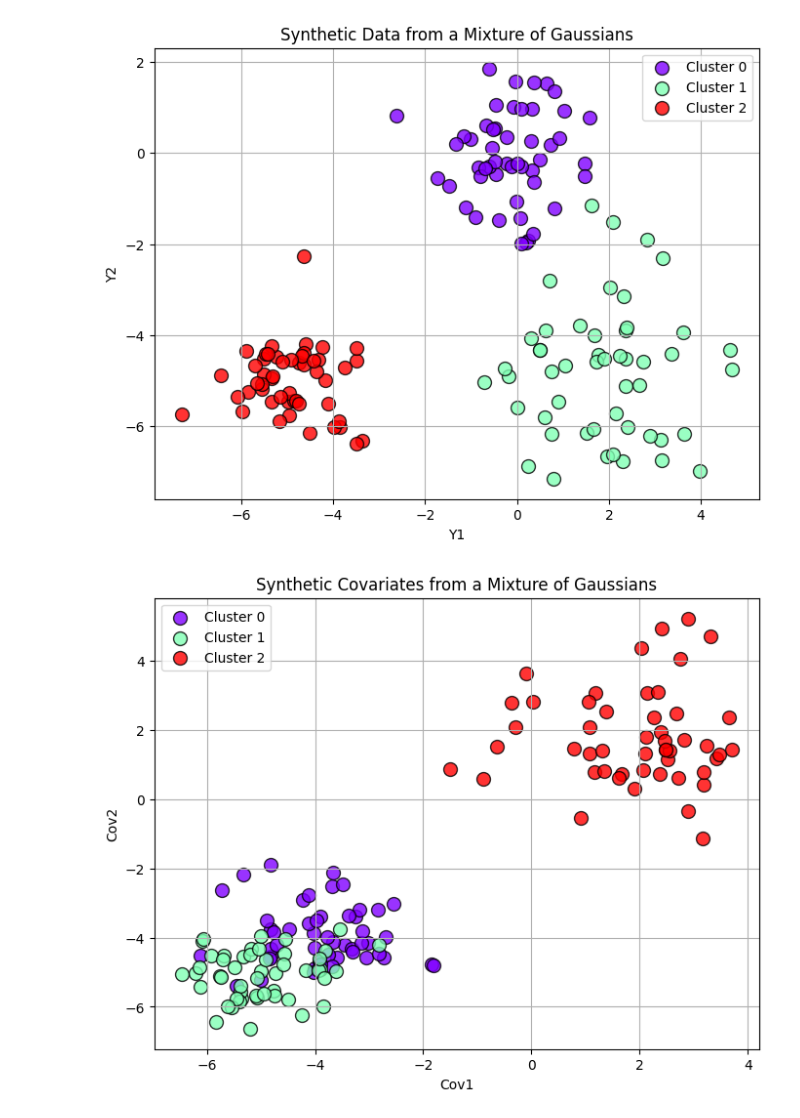
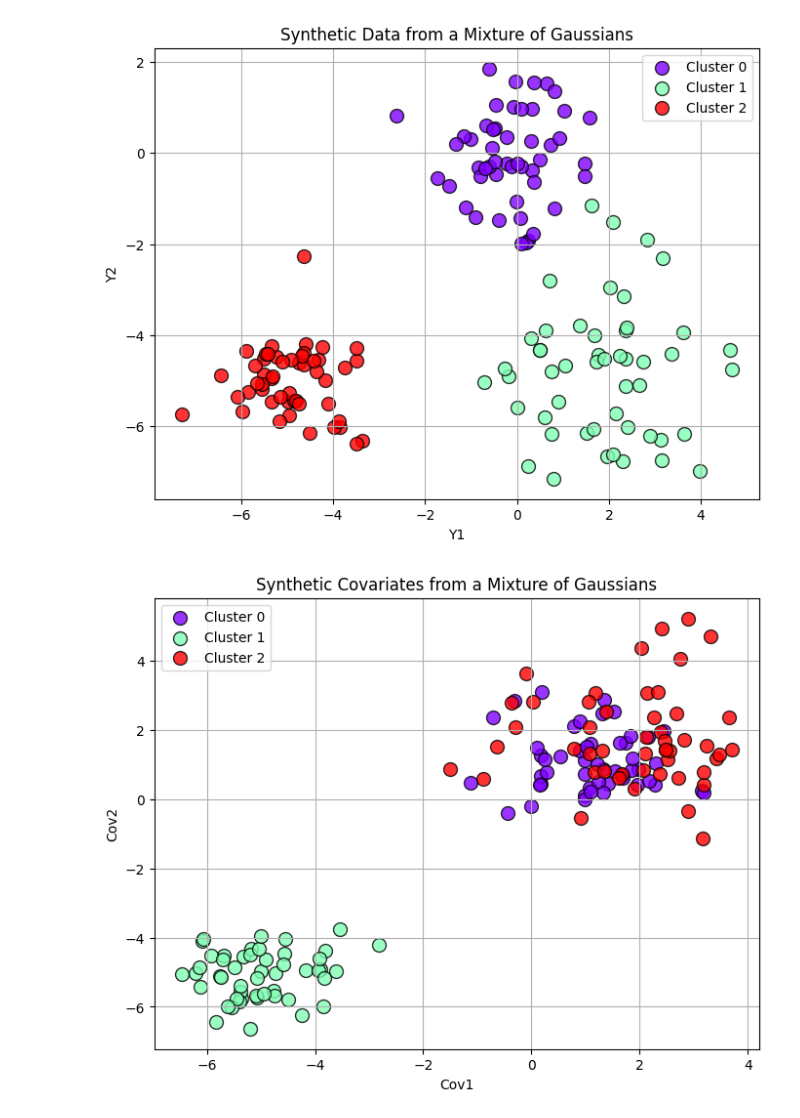
Before and after one commit to robertogastoldi/PxPPM, a Jupyter notebook: Notebooks/PxPPM_synthetic.ipynb, the cells around one changed output. Saved outputs shown, nothing was run; the diff lists cells and outputs as text; code cells hidden in the pictures.

```diff
--- a/Notebooks/PxPPM_synthetic.ipynb
+++ b/Notebooks/PxPPM_synthetic.ipynb
@@ -31,13 +31,13 @@ plot_clusters(Y, labels, "Synthetic Data from a Mixture of Gaussians", xlabel="Y
 [figure]
 # %%
 # X
-means_X = [[-4, -4], [-5, -5], [2, 2]]
+means_X = [[1, 1], [-5, -5], [2, 2]]
 covariances_X = [ np.eye(2), 0.5* np.eye(2), 2 * np.eye(2)]
 X, _ = generate_gaussian_mixture(means_X, covariances_X, n_samples)
 
 plot_clusters(X, labels, "Synthetic Covariates from a Mixture of Gaussians", xlabel="Cov1", ylabel="Cov2")
 # %% [output]
-[figure, old version]
+[figure, new version]
 # %%
 pxppm = PxPPM(alpha=0.1, lamb_0=1)
 
```
Also changed, not shown: parts of 2 cells of this notebook, 5 other files.
